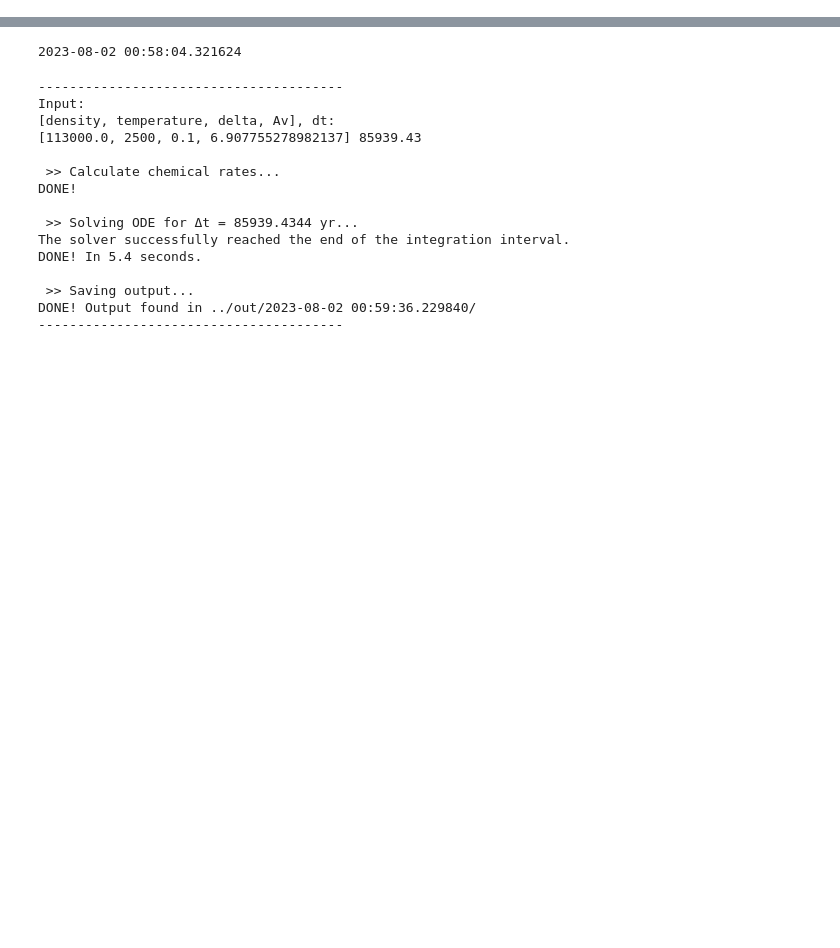
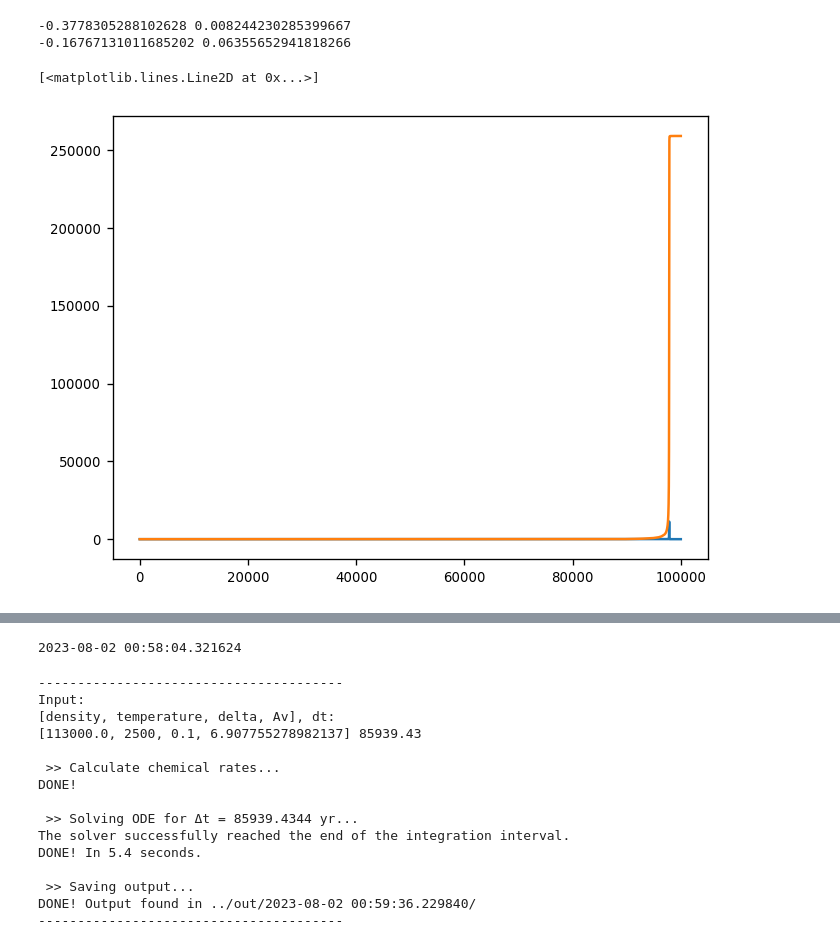
Before and after one commit to silkemaes/ChemPy, a Jupyter notebook: data_generation.ipynb, the cells around one changed output, grey strips where cells are left out. Cells and saved outputs as stored; diff of their text form; code cells hidden in the pictures; blank space fills up the shorter version.

```diff
--- a/data_generation.ipynb
+++ b/data_generation.ipynb
@@ -23,2 +49,18 @@ outloc = '/lhome/silkem/ChemTorch/ChemTorch/out/'
+# %%
+rho_func = np.load(samploc+'drho.npy')
+rho_range = np.load(samploc+'drho_range.npy')
+T_func = np.load(samploc+'dT.npy')
+T_range = np.load(samploc+'dT_range.npy')
+print(min(rho_range),max(rho_range))
+print(min(T_range),max(T_range))
+# %% [output]
+-0.3778305288102628 0.008244230285399667
+-0.16767131011685202 0.06355652941818266
+# %%
+plt.plot(rho_func)
+plt.plot(np.cumsum(rho_func))
+# %% [output]
+[<matplotlib.lines.Line2D at 0x...>]
+[figure, added]
 # %%
 ## Ranges from PHANTOM models
```
Also changed, not shown: parts of 10 cells of this notebook, 5 other files.
